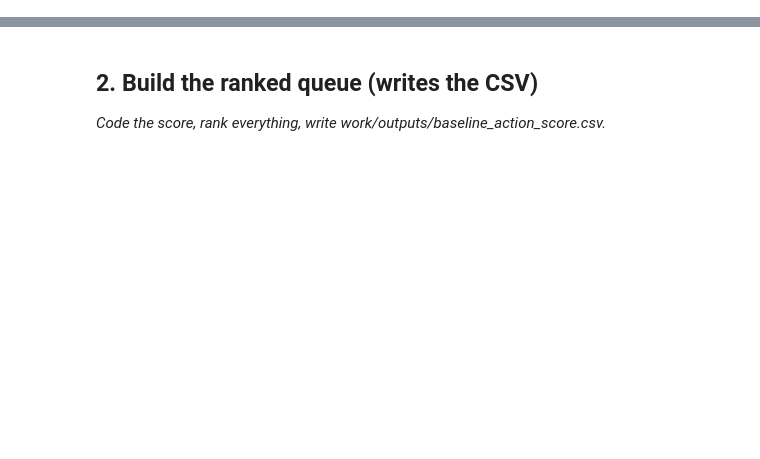
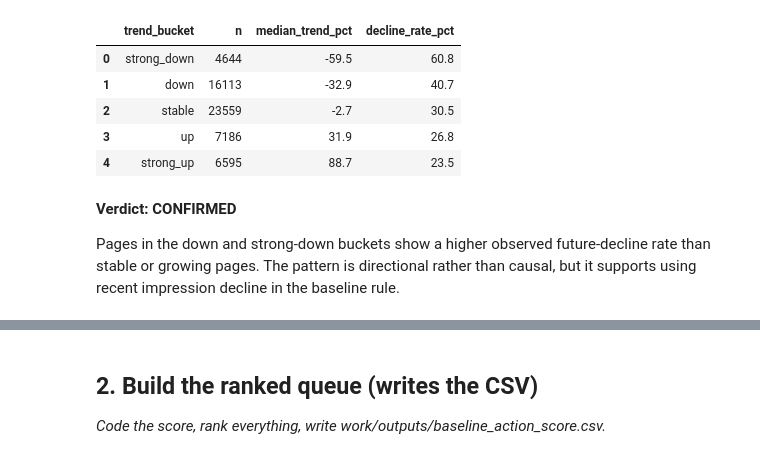
Before and after one commit to jh-emon002/flyrank-intern, a Jupyter notebook: work/notebooks/w04_baseline_score.ipynb, the cells around one changed output, grey strips where cells are left out. Cells and saved outputs as stored; diff of their text form; code cells hidden in the pictures; blank space fills up the shorter version.

```diff
--- a/work/notebooks/w04_baseline_score.ipynb
+++ b/work/notebooks/w04_baseline_score.ipynb
@@ -346,0 +292,58 @@ Pages eligible for review: 23956
+# %%
+trend_df = df[df["recent_trend_pct"].notna()].copy()
+
+trend_df["trend_bucket"] = pd.cut(
+    trend_df["recent_trend_pct"],
+    bins=[-np.inf, -50, -20, 20, 50, np.inf],
+    labels=[
+        "strong_down",
+        "down",
+        "stable",
+        "up",
+        "strong_up"
+    ],
+    include_lowest=True
+)
+
+trend_table = (
+    trend_df
+    .groupby("trend_bucket", observed=True)
+    .agg(
+        n=("is_declining_next15d", "size"),
+        median_trend_pct=("recent_trend_pct", "median"),
+        decline_rate=("is_declining_next15d", "mean")
+    )
+    .reset_index()
+)
+
+trend_table["median_trend_pct"] = (
+    trend_table["median_trend_pct"].round(1)
+)
+
+trend_table["decline_rate_pct"] = (
+    100 * trend_table["decline_rate"]
+).round(1)
+
+display(
+    trend_table[
+        [
+            "trend_bucket",
+            "n",
+            "median_trend_pct",
+            "decline_rate_pct"
+        ]
+    ]
+)
+# %% [output]
+|  | trend_bucket | n | median_trend_pct | decline_rate_pct |
+| 0 | strong_down | 4644 | -59.5 | 60.8 |
+| 1 | down | 16113 | -32.9 | 40.7 |
+| 2 | stable | 23559 | -2.7 | 30.5 |
+| 3 | up | 7186 | 31.9 | 26.8 |
+| 4 | strong_up | 6595 | 88.7 | 23.5 |
+# %% [markdown]
+**Verdict: CONFIRMED**
+
+Pages in the down and strong-down buckets show a higher observed future-decline
+rate than stable or growing pages. The pattern is directional rather than causal,
+but it supports using recent impression decline in the baseline rule.
```
Also changed, not shown: parts of 26 cells of this notebook.
